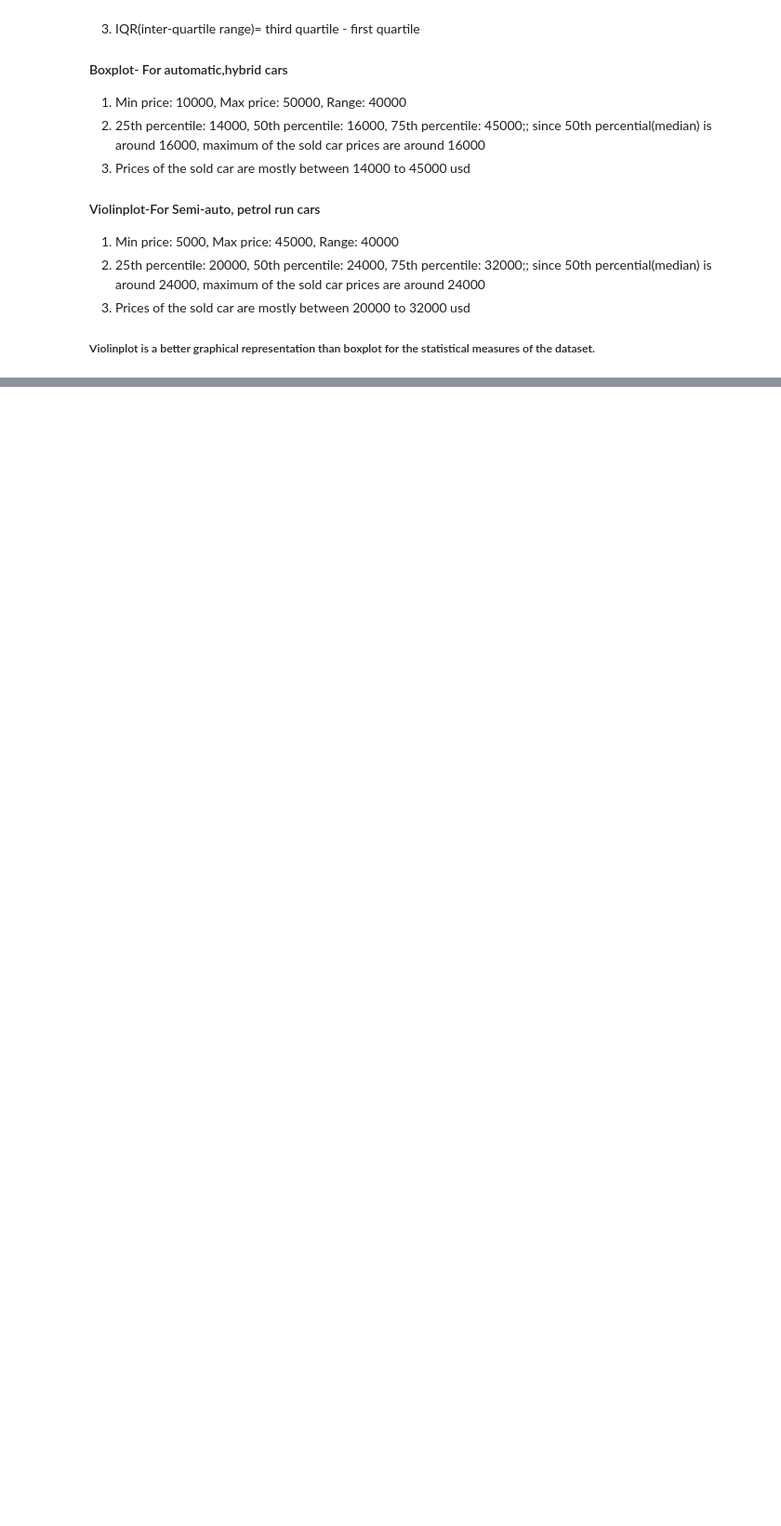
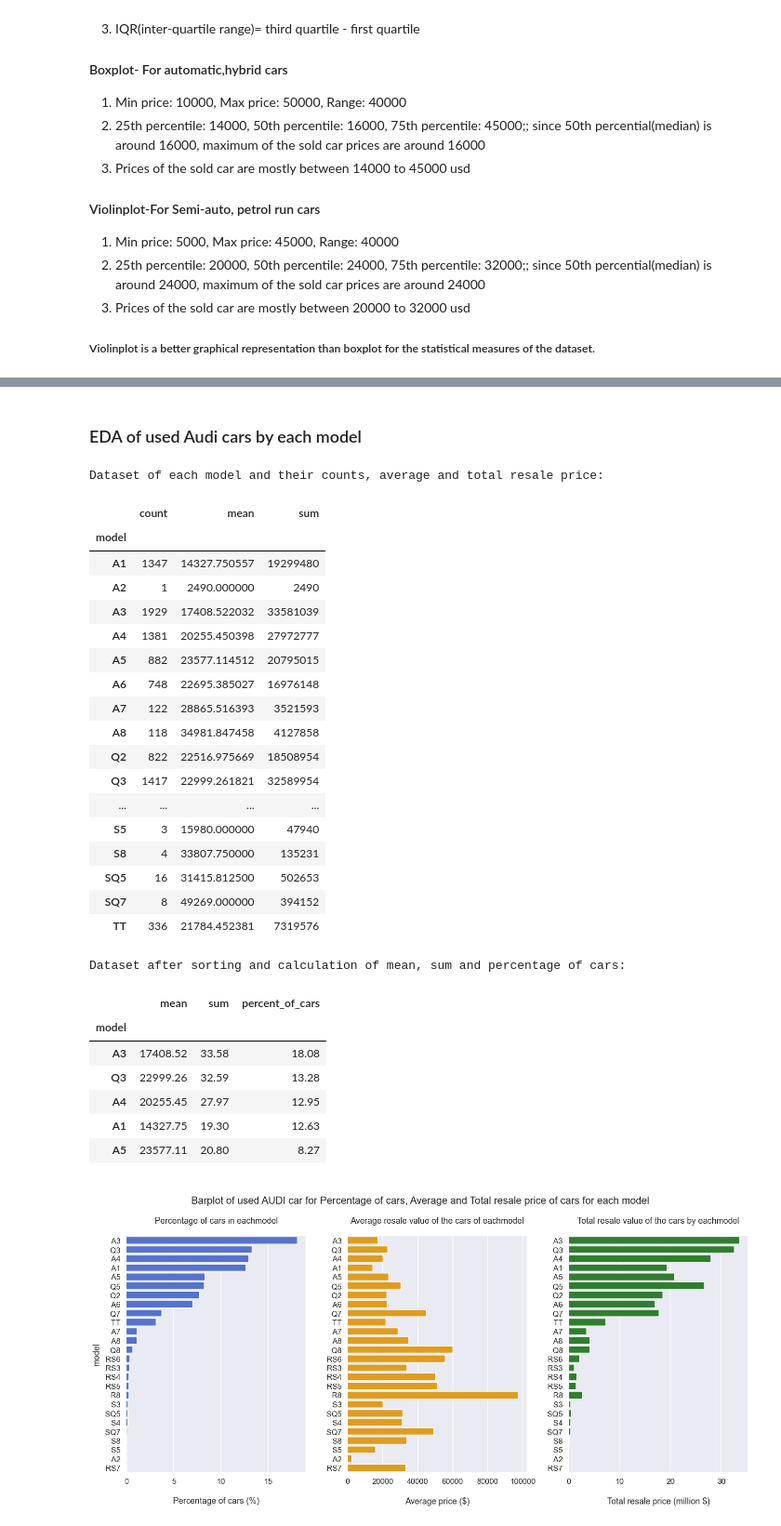
Before and after one commit to Mehreen-te/audi_used_car_analysis, a Jupyter notebook: audi_used_car_EDA.ipynb, the cells around one changed output, grey strips where cells are left out. Shown at 93% size. Saved outputs shown, nothing was run; the diff lists cells and outputs as text; code cells hidden in the pictures; blank space fills up the shorter version.

```diff
--- a/audi_used_car_EDA.ipynb
+++ b/audi_used_car_EDA.ipynb
@@ -279,0 +285,9 @@ boxviolin('price','transmission','fuelType')
+# %%
+def grp(base):
+
+    print("\nDataset of each "+ base+ " and their counts, average and total resale price:")
+    #base-column to work with; on the basis of price present
+    base_agg = df.groupby(base)['price'].agg(['count', 'mean', 'sum'])
+    display(base_agg)
+
+    return base_agg
@@ -279,0 +320,63 @@ boxviolin('price','transmission','fuelType')
+# %%
+def grp_barplot(base_agg,base,height):
+
+    sns.set_context('talk')
+    sns.set_style("darkgrid")
+    plt.figure(figsize = (20,height))
+
+    plt.subplot(1,3,1)
+    sns.barplot(x ='percent_of_cars', y = base_agg.index, data = base_agg, orient = 'h', color = 'royalblue')
+    plt.title("Percentage of cars in each"+ base +"\n")
+    plt.xlabel("\nPercentage of cars (%)")
+
+    plt.subplot(1, 3, 2)
+    sns.barplot(x='mean', y=base_agg.index, data=base_agg, orient='h', color='orange')
+    plt.title("Average resale value of the cars of each"+ base +"\n")
+    plt.xlabel("\nAverage price ($)")
+    plt.ylabel("")
+
+    plt.subplot(1, 3, 3)
+    sns.barplot(x='sum', y=base_agg.index, data=base_agg, orient='h', color='forestgreen')
+    plt.title("Total resale value of the cars by each"+ base +"\n")
+    plt.xlabel("\nTotal resale price (million $)")
+    plt.ylabel("")
+
+    plt.suptitle("\nBarplot of used AUDI car for Percentage of cars, Average and Total resale price of cars for each " + base)
+
+    plt.tight_layout()
+    plt.show()
+# %% [markdown]
+### EDA of used Audi cars by each model
+# %%
+model_agg = grp('model')
+model_agg = grp_calc(model_agg)
+grp_barplot(model_agg,'model',10)
+# %% [output]
+Dataset of each model and their counts, average and total resale price:
+|  | count | mean | sum |
+| model |  |  |  |
+| A1 | 1347 | 14327.750557 | 19299480 |
+| A2 | 1 | 2490.000000 | 2490 |
+| A3 | 1929 | 17408.522032 | 33581039 |
+| A4 | 1381 | 20255.450398 | 27972777 |
+| A5 | 882 | 23577.114512 | 20795015 |
+| A6 | 748 | 22695.385027 | 16976148 |
+| A7 | 122 | 28865.516393 | 3521593 |
+| A8 | 118 | 34981.847458 | 4127858 |
+| Q2 | 822 | 22516.975669 | 18508954 |
+| Q3 | 1417 | 22999.261821 | 32589954 |
+| ... | ... | ... | ... |
+| S5 | 3 | 15980.000000 | 47940 |
+| S8 | 4 | 33807.750000 | 135231 |
+| SQ5 | 16 | 31415.812500 | 502653 |
+| SQ7 | 8 | 49269.000000 | 394152 |
+| TT | 336 | 21784.452381 | 7319576 |
+Dataset after sorting and calculation of mean, sum and percentage of cars:
+|  | mean | sum | percent_of_cars |
+| model |  |  |  |
+| A3 | 17408.52 | 33.58 | 18.08 |
+| Q3 | 22999.26 | 32.59 | 13.28 |
+| A4 | 20255.45 | 27.97 | 12.95 |
+| A1 | 14327.75 | 19.30 | 12.63 |
+| A5 | 23577.11 | 20.80 | 8.27 |
+[figure, added]
```
Also changed, not shown: parts of 13 cells of this notebook.
